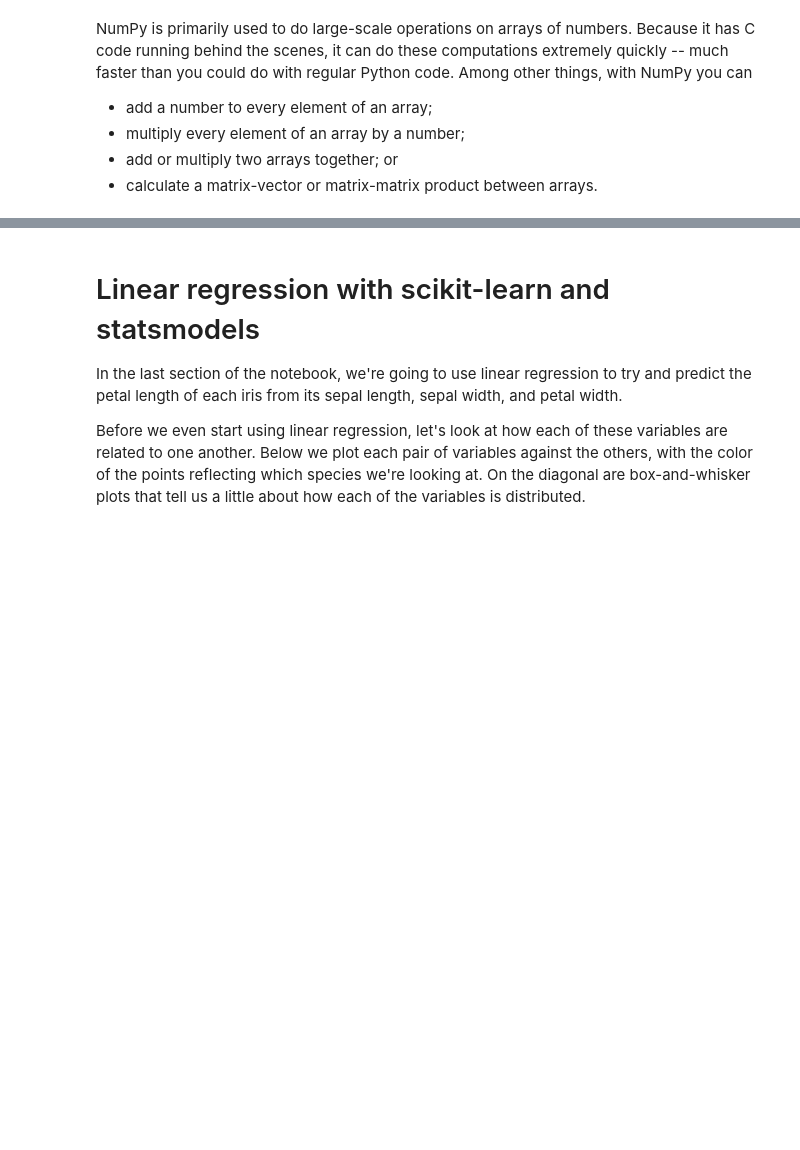
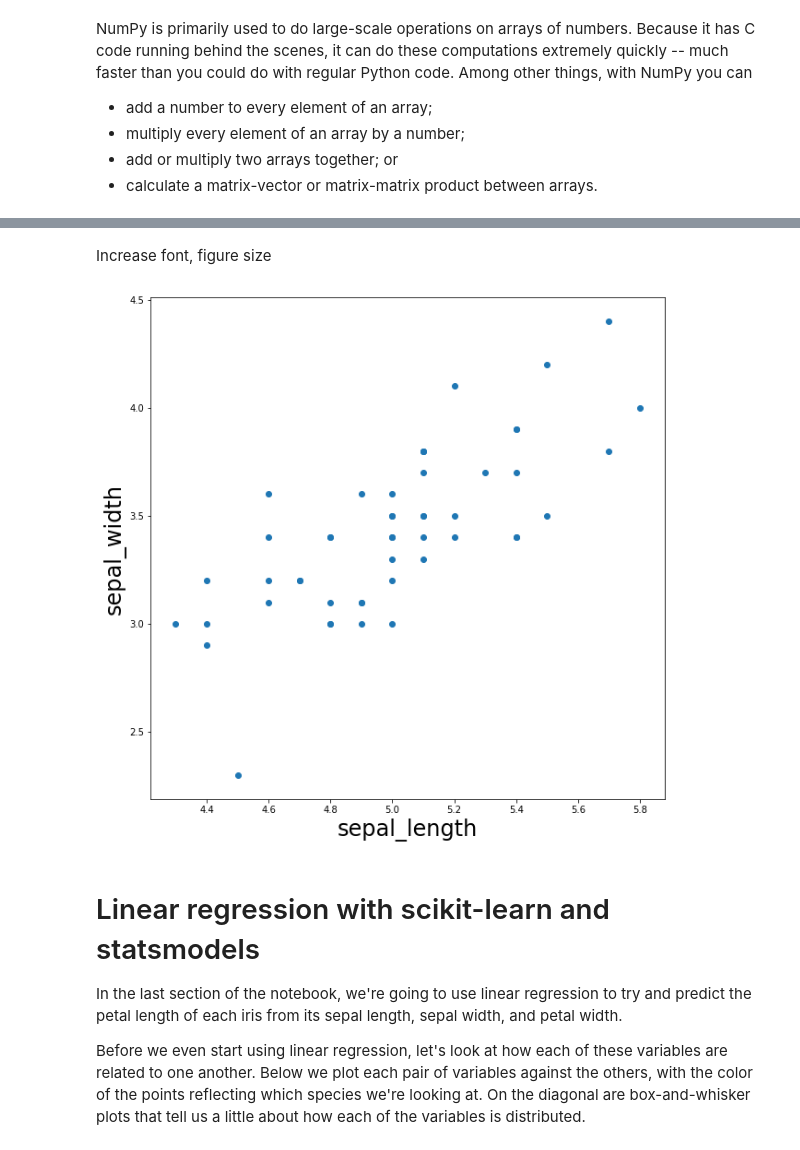
Before and after one commit to kernelmethod/Python-Data-Science-Workshop, a Jupyter notebook: 1. Introduction to Data Science in Python.ipynb, the cells around one changed output, grey strips where cells are left out. Drawn from its saved outputs; the diff is of its cells as text; code cells hidden in the pictures; blank space fills up the shorter version.

```diff
--- a/1. Introduction to Data Science in Python.ipynb
+++ b/1. Introduction to Data Science in Python.ipynb
@@ -626,3 +339,13 @@ py.iplot(fig)
+# %% [markdown]
+Increase font, figure size
+# %%
+fig = plt.figure(figsize=(10,10))
+plt.scatter(x, y)
+plt.xlabel("sepal_length", fontdict={"fontsize": 24})
+plt.ylabel("sepal_width", fontdict={"fontsize": 24})
+plt.show()
+# %% [output]
+[figure, added]
 # %% [markdown]
 # Linear regression with scikit-learn and statsmodels
 In the last section of the notebook, we're going to use linear regression to try and predict the petal length of each iris from its sepal length, sepal width, and petal width.
```
Also changed, not shown: parts of 23 cells of this notebook, 3 other files.
